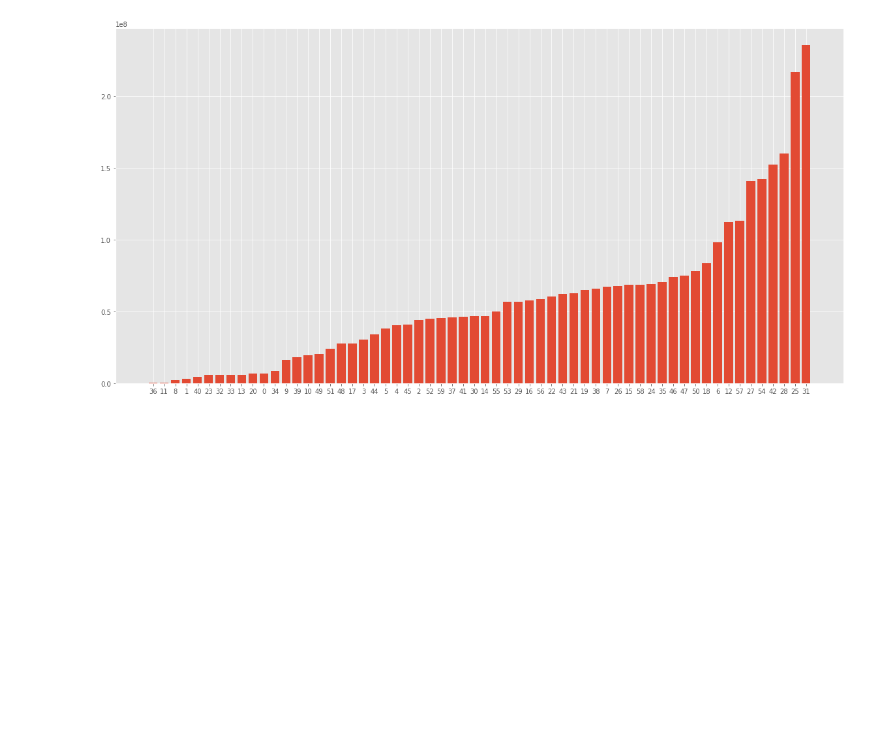
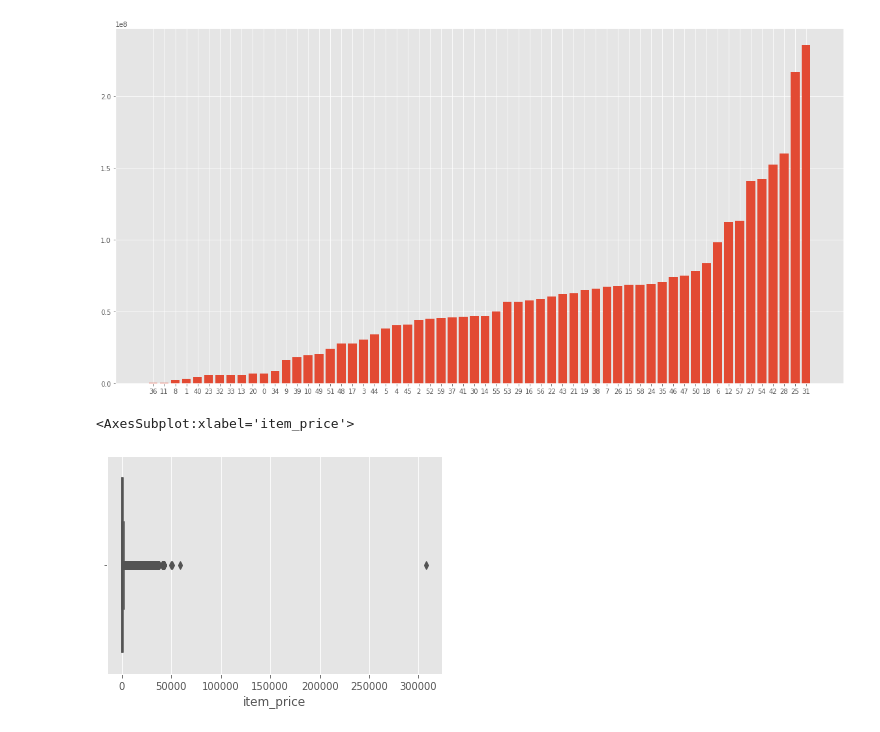
Before and after one commit to tutss/kaggle, a Jupyter notebook: training/htwdsc/coursera-kaggle-competition.ipynb, the cells around one changed output. Cells and saved outputs as stored; diff of their text form; code cells hidden in the pictures; blank space fills up the shorter version.

```diff
--- a/training/htwdsc/coursera-kaggle-competition.ipynb
+++ b/training/htwdsc/coursera-kaggle-competition.ipynb
@@ -46,11 +52,11 @@ So our target show be number of items sold in a month (considering all shops tha
 # %% [markdown]
 ## Reading data
 # %%
-items = pd.read_csv('../input/competitive-data-science-predict-future-sales/items.csv')
-sales_train = pd.read_csv('../input/competitive-data-science-predict-future-sales/sales_train.csv')
-item_categories = pd.read_csv('../input/competitive-data-science-predict-future-sales/item_categories.csv')
-shops = pd.read_csv('../input/competitive-data-science-predict-future-sales/shops.csv')
-test = pd.read_csv('../input/competitive-data-science-predict-future-sales/test.csv')
+items = pd.read_csv('input/competitive-data-science-predict-future-sales/items.csv')
+sales_train = pd.read_csv('input/competitive-data-science-predict-future-sales/sales_train.csv')
+item_categories = pd.read_csv('input/competitive-data-science-predict-future-sales/item_categories.csv')
+shops = pd.read_csv('input/competitive-data-science-predict-future-sales/shops.csv')
+test = pd.read_csv('input/competitive-data-science-predict-future-sales/test.csv')
 # %%
 print("items: shape={}".format(items.shape))
 print("sales_train: shape={}".format(sales_train.shape))
@@ -223,3 +240,8 @@ plt.xticks([i for i in range(len(shop_revenue))], shop_revenue.shop_id)
 plt.show()
 # %% [output]
 [figure]
+# %%
+sns.boxplot(x=sales_train.item_price)
+# %% [output]
+<AxesSubplot:xlabel='item_price'>
+[figure, added]
```
Also changed, not shown: parts of 14 cells of this notebook.
